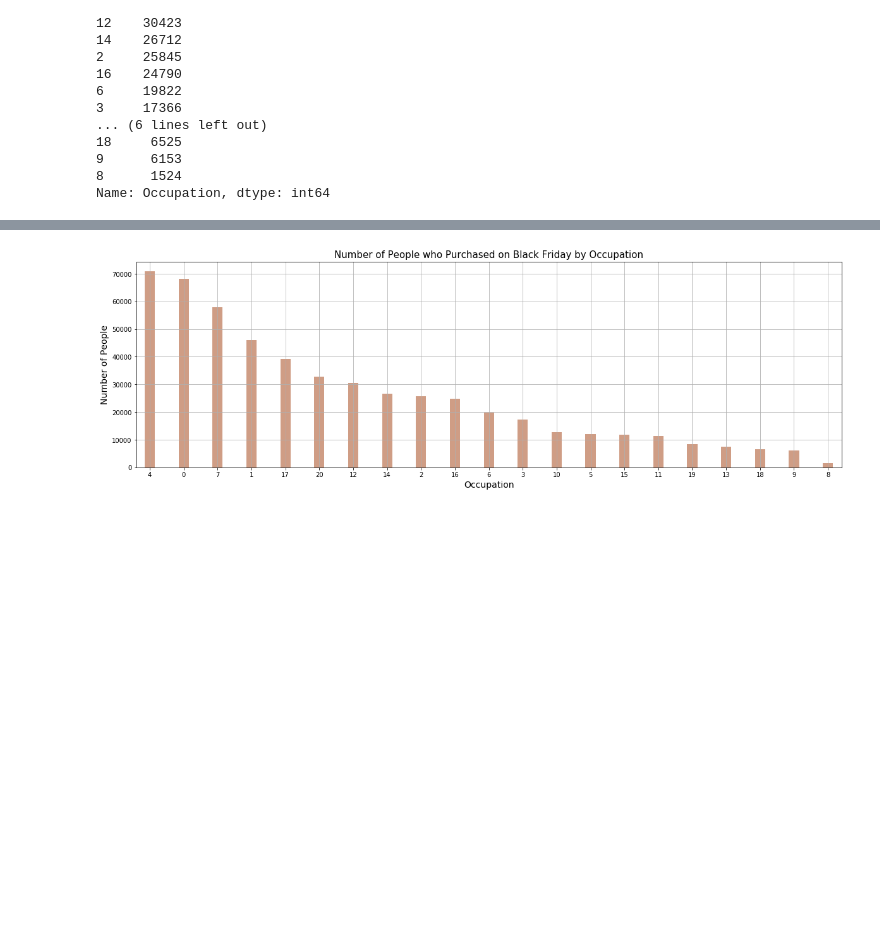
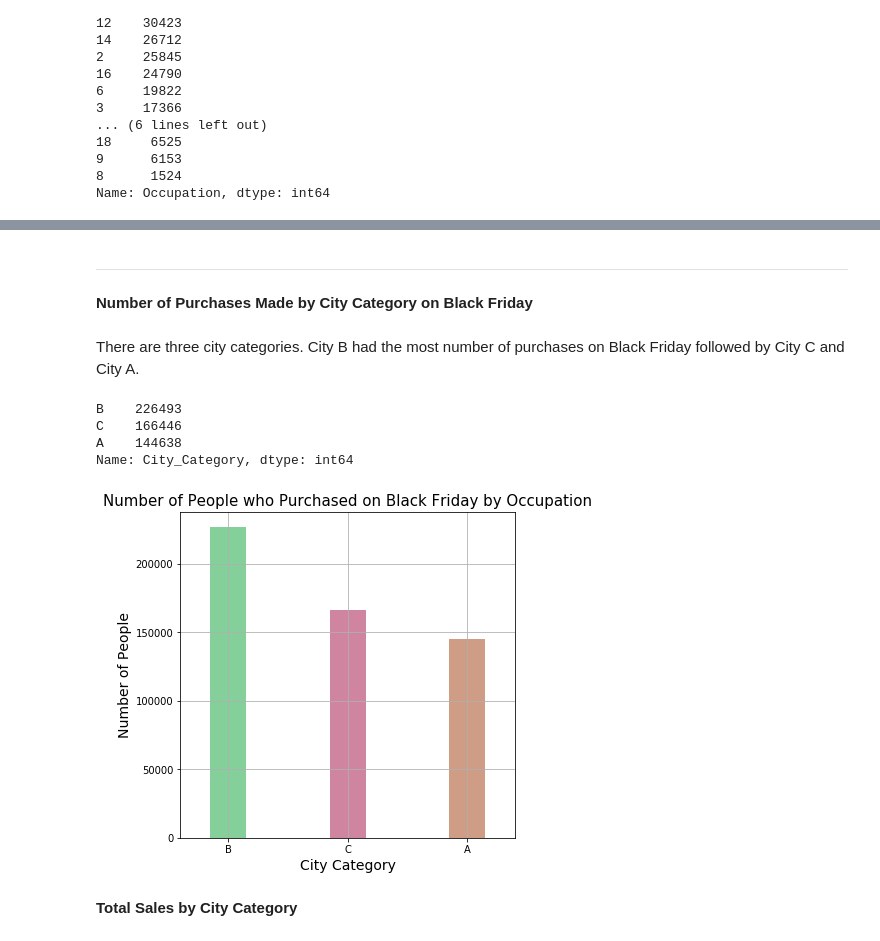
Before and after one commit to pinkdragon1000/Black-Friday-Project, a Jupyter notebook: Black Friday Analysis.ipynb, the cells around one changed output, grey strips where cells are left out. Drawn from its saved outputs; the diff is of its cells as text; code cells hidden in the pictures; blank space fills up the shorter version.

```diff
--- a/Black Friday Analysis.ipynb
+++ b/Black Friday Analysis.ipynb
@@ -127,10 +375,26 @@ Name: Occupation, dtype: int64
+# %% [markdown]
+<hr>
+# %% [markdown]
+**Number of Purchases Made by City Category on Black Friday**
+# %% [markdown]
+There are three city categories.  City B had the most number of purchases on Black Friday followed by City C and City A.
+# %%
+city=df['City_Category'].value_counts()
+city
+# %% [output]
+B    226493
+C    166446
+A    144638
+Name: City_Category, dtype: int64
 # %%
-occupation.plot(kind='bar', figsize=(20,6), width=0.3, color=['#cf9d85'], legend=False)
+city.plot(kind='bar', figsize=(6,6), width=0.3, color=[('#85cf9a', '#cf859f','#cf9d85')], legend=False)
 plt.title("Number of People who Purchased on Black Friday by Occupation", fontsize="15")
-plt.xlabel("Occupation", fontsize="14")
+plt.xlabel("City Category", fontsize="14")
 plt.ylabel("Number of People", fontsize="14")
 plt.xticks(rotation=0)
 plt.grid()
 plt.show()
 # %% [output]
-[figure, old version]
+[figure, new version]
+# %% [markdown]
+**Total Sales by City Category**
```
Also changed, not shown: parts of 98 cells of this notebook.
